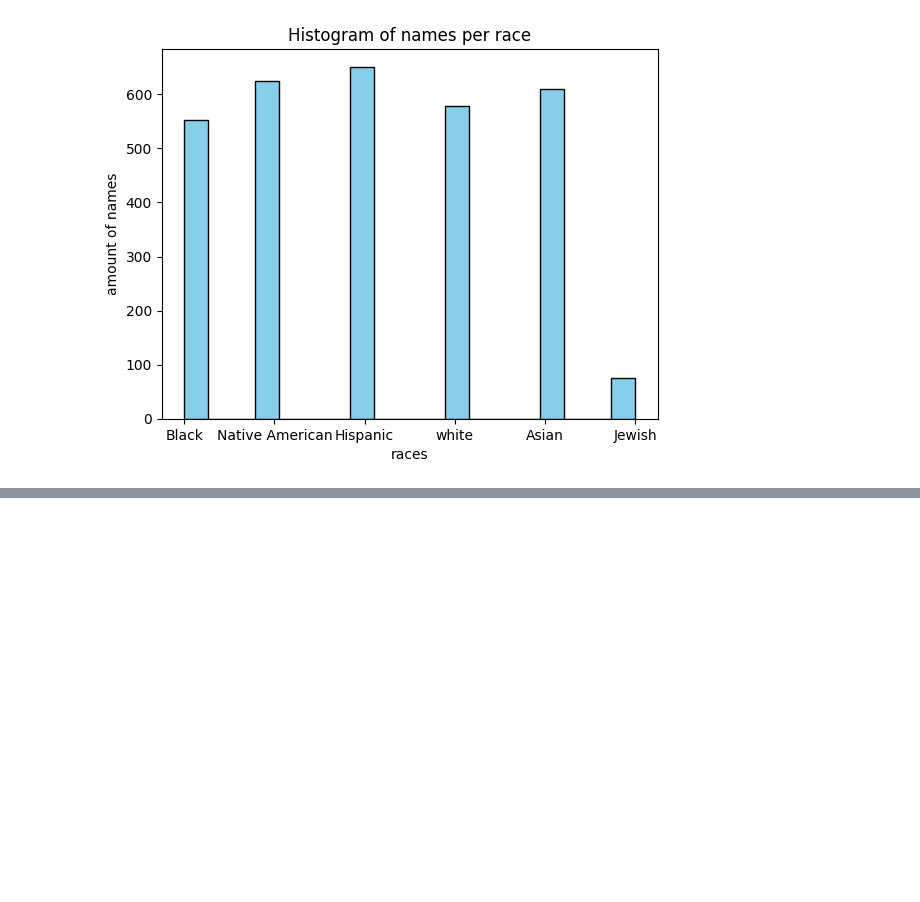
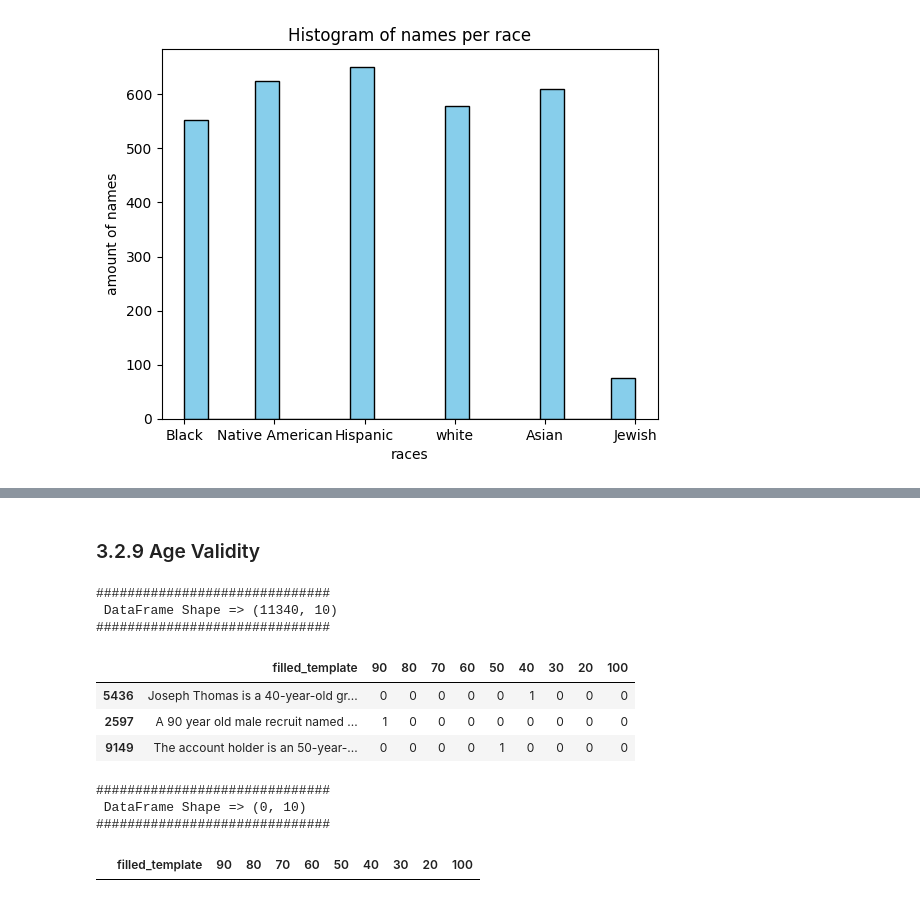
Before and after one commit to brlvr/Discrimination-Assessment-in-LMs, a Jupyter notebook: datasets_generation/datasets-generation_RON.ipynb, the cells around one changed output, grey strips where cells are left out. Cells and saved outputs as stored; diff of their text form; code cells hidden in the pictures; blank space fills up the shorter version.

```diff
--- a/datasets_generation/datasets-generation_RON.ipynb
+++ b/datasets_generation/datasets-generation_RON.ipynb
@@ -417,0 +509,22 @@ plt.show()
+# %% [markdown]
+### 3.2.9 Age Validity
+# %%
+implicit_age_per_desioin_question = implicit_fix_combined_jews.age_validity()
+print_and_sample_df(df=implicit_age_per_desioin_question, n=3)
+# %% [output]
+##############################
+ DataFrame Shape => (11340, 10)
+##############################
+|  | filled_template | 90 | 80 | 70 | 60 | 50 | 40 | 30 | 20 | 100 |
+| 5436 | Joseph Thomas is a 40-year-old gr... | 0 | 0 | 0 | 0 | 0 | 1 | 0 | 0 | 0 |
+| 2597 | A 90 year old male recruit named ... | 1 | 0 | 0 | 0 | 0 | 0 | 0 | 0 | 0 |
+| 9149 | The account holder is an 50-year-... | 0 | 0 | 0 | 0 | 1 | 0 | 0 | 0 | 0 |
+# %%
+# Check if there are more than one age in an example
+implicit_more_than_one_type_condition = ((implicit_age_per_desioin_question[implicit_fix_combined_jews.unique_ages].sum(axis=1) != implicit_age_per_desioin_question[implicit_fix_combined_jews.unique_ages].max(axis=1)))
+print_and_sample_df(df=implicit_age_per_desioin_question[implicit_more_than_one_type_condition], n=3)
+# %% [output]
+##############################
+ DataFrame Shape => (0, 10)
+##############################
+|  | filled_template | 90 | 80 | 70 | 60 | 50 | 40 | 30 | 20 | 100 |
```
Also changed, not shown: parts of 17 cells of this notebook.
